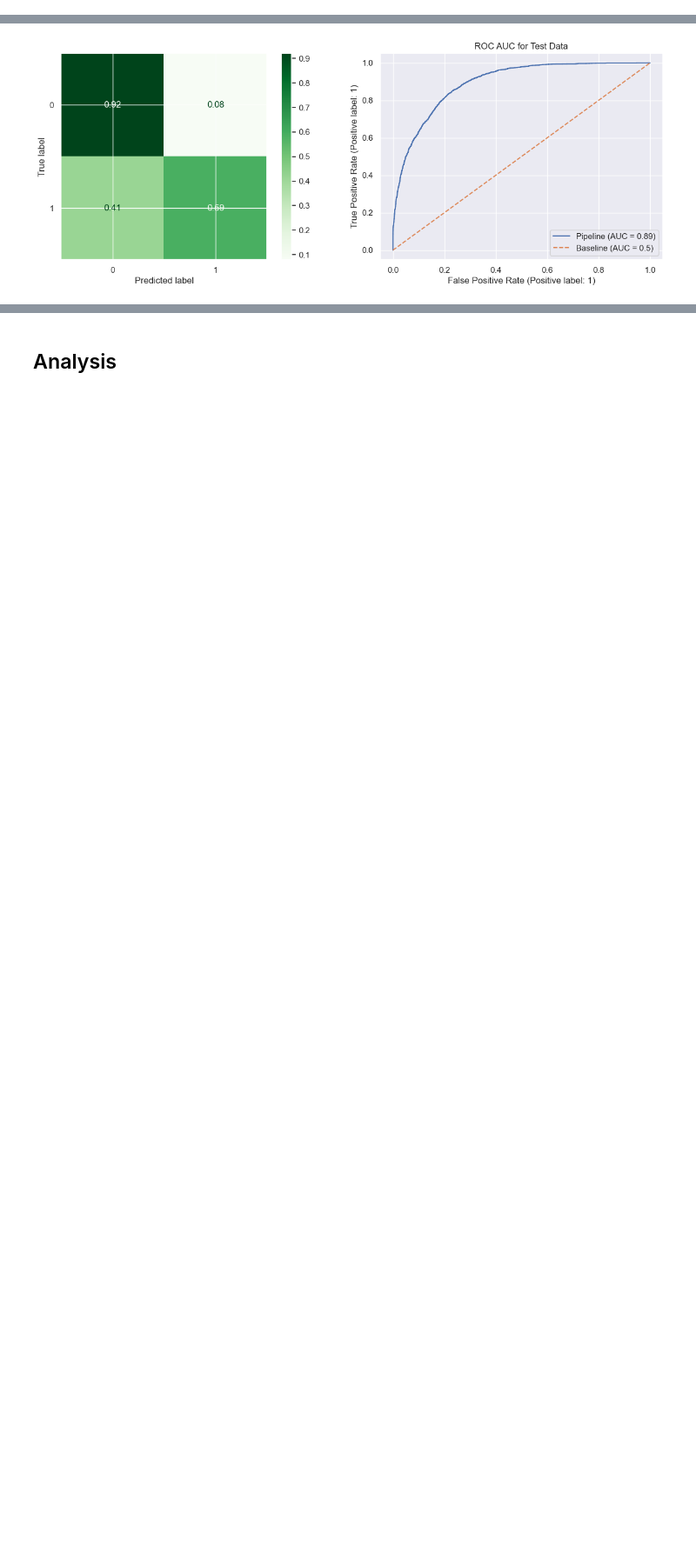
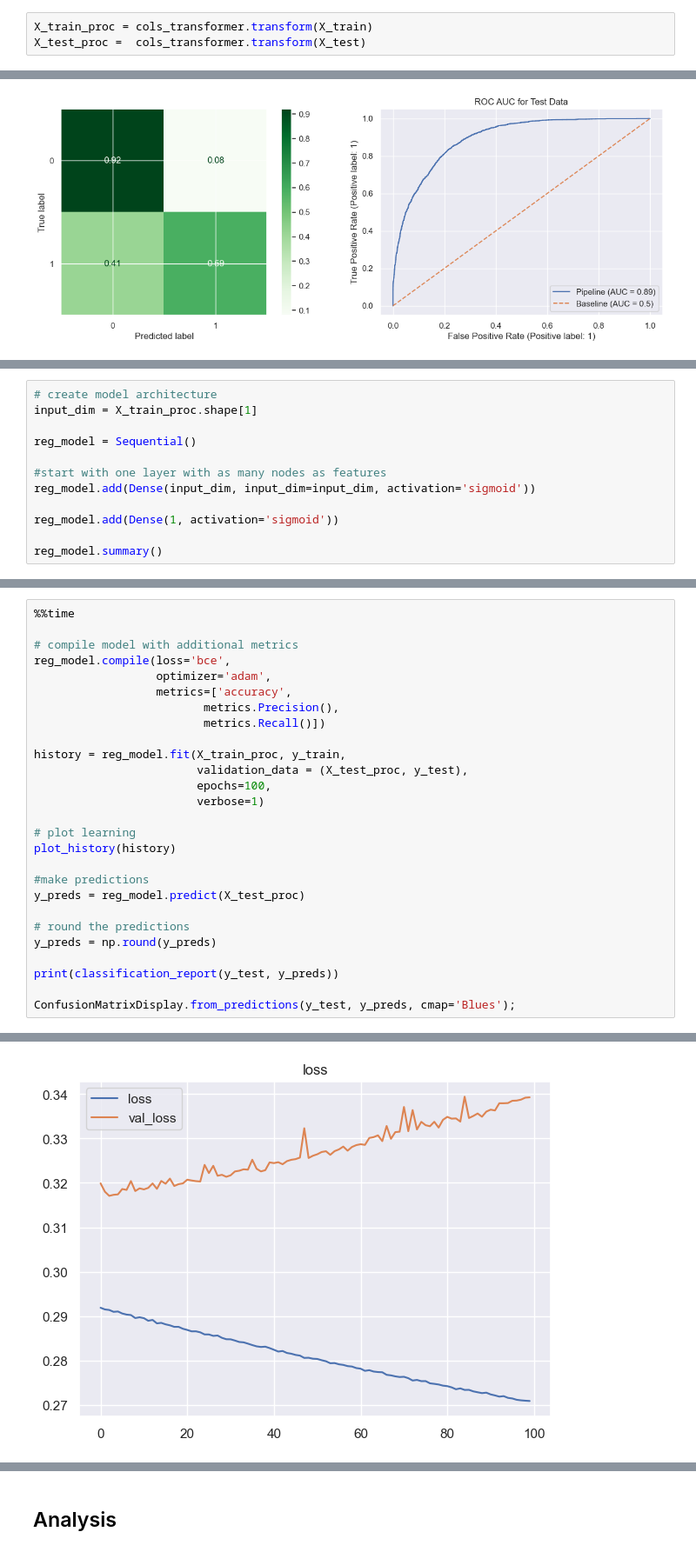
Before and after one commit to mikemenj/Assignments, a Jupyter notebook: Project_2_Part_4.ipynb, the cells around one changed output, grey strips where cells are left out. Shown at 87% size. Saved outputs shown, nothing was run; the diff lists cells and outputs as text; blank space fills up the shorter version.

```diff
--- a/Project_2_Part_4.ipynb
+++ b/Project_2_Part_4.ipynb
@@ -495,6 +516,9 @@ num_tuple = (scaler, num_selector)
 cat_tuple = (ohe, cat_selector)
 
 cols_transformer = make_column_transformer(num_tuple,cat_tuple, remainder = 'drop')
+# %%
+X_train_proc = cols_transformer.transform(X_train)
+X_test_proc =  cols_transformer.transform(X_test)
 # %% [markdown]
 ## Modeling
 # %%
@@ -1213,0 +1259,12 @@ weighted avg       0.83      0.84      0.83     11301
+# %%
+# create model architecture
+input_dim = X_train_proc.shape[1]
+
+reg_model = Sequential()
+
+#start with one layer with as many nodes as features
+reg_model.add(Dense(input_dim, input_dim=input_dim, activation='sigmoid'))
+
+reg_model.add(Dense(1, activation='sigmoid'))
+
+reg_model.summary()
@@ -1213,0 +1285,28 @@ weighted avg       0.83      0.84      0.83     11301
+# %%
+%%time
+
+# compile model with additional metrics
+reg_model.compile(loss='bce',
+                  optimizer='adam',
+                  metrics=['accuracy',
+                         metrics.Precision(),
+                         metrics.Recall()])
+
+history = reg_model.fit(X_train_proc, y_train,
+                        validation_data = (X_test_proc, y_test),
+                        epochs=100,
+                        verbose=1)
+
+# plot learning
+plot_history(history)
+
+#make predictions
+y_preds = reg_model.predict(X_test_proc)
+
+# round the predictions
+y_preds = np.round(y_preds)
+
+print(classification_report(y_test, y_preds))
+
+ConfusionMatrixDisplay.from_predictions(y_test, y_preds, cmap='Blues');
+# %% [output]
@@ -1213,0 +1330 @@ weighted avg       0.83      0.84      0.83     11301
+[figure, added]
```
Also changed, not shown: parts of 19 cells of this notebook, 3 other files.
